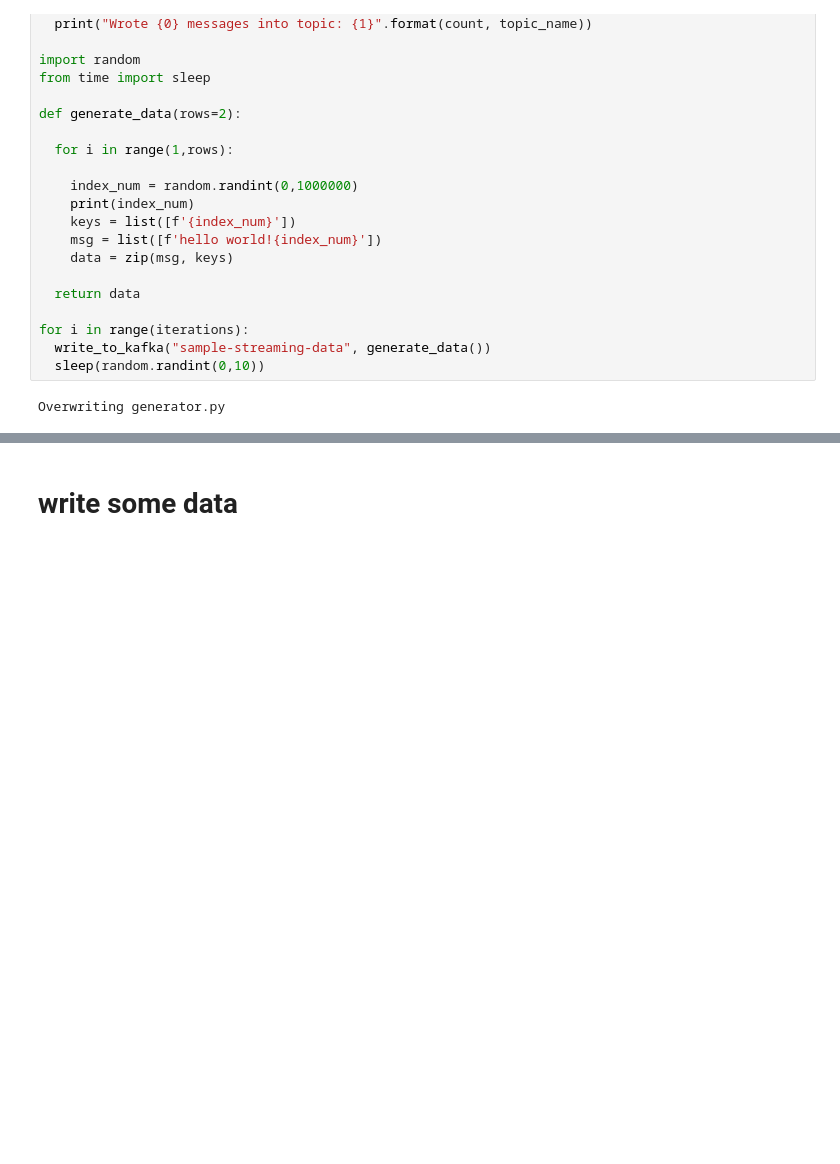
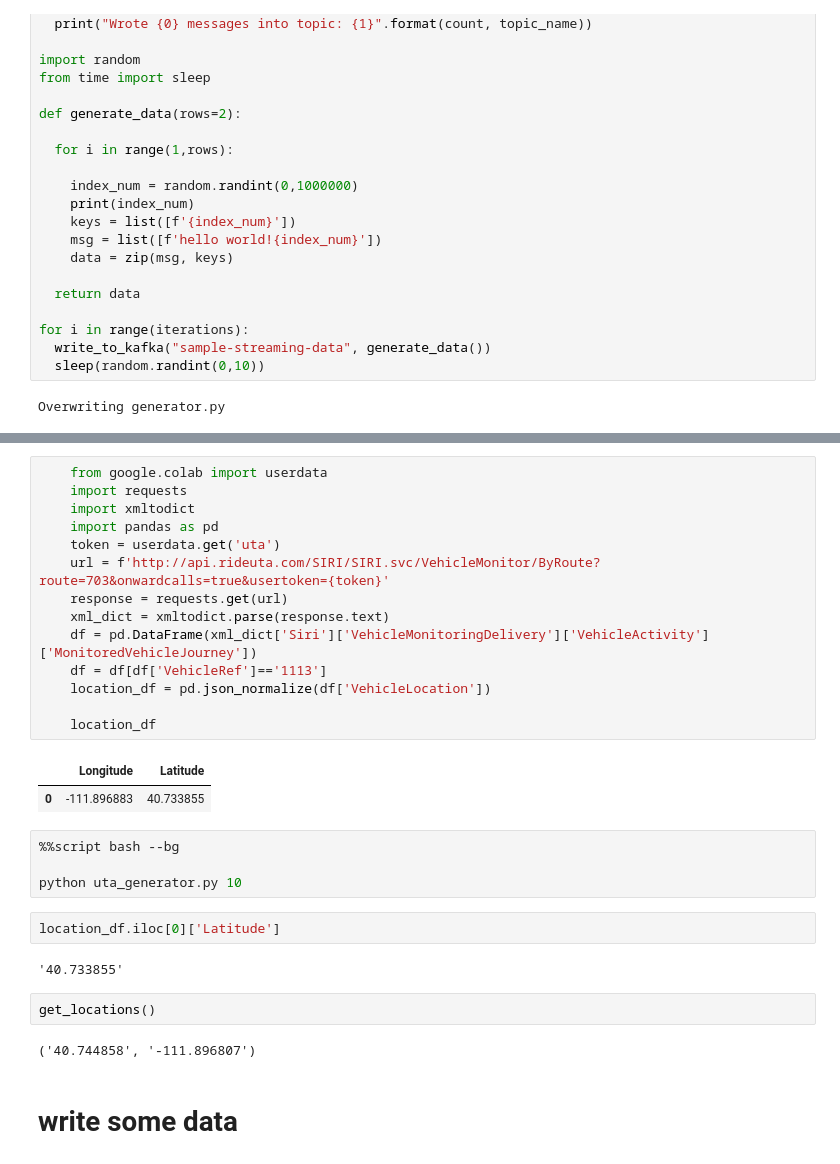
Before and after one commit to matthewpecsok/data_engineering, a Jupyter notebook: tutorials/de_streaming_kafka_tutorial.ipynb, the cells around one changed output, grey strips where cells are left out. Saved outputs shown, nothing was run; the diff lists cells and outputs as text; blank space fills up the shorter version.

```diff
--- a/tutorials/de_streaming_kafka_tutorial.ipynb
+++ b/tutorials/de_streaming_kafka_tutorial.ipynb
@@ -153,3 +193,32 @@ for i in range(iterations):
+# %%
+    from google.colab import userdata
+    import requests
+    import xmltodict
+    import pandas as pd
+    token = userdata.get('uta')
+    url = f'http://api.rideuta.com/SIRI/SIRI.svc/VehicleMonitor/ByRoute?route=703&onwardcalls=true&usertoken={token}'
+    response = requests.get(url)
+    xml_dict = xmltodict.parse(response.text)
+    df = pd.DataFrame(xml_dict['Siri']['VehicleMonitoringDelivery']['VehicleActivity']['MonitoredVehicleJourney'])
+    df = df[df['VehicleRef']=='1113']
+    location_df = pd.json_normalize(df['VehicleLocation'])
+
+    location_df
+# %% [output]
+|  | Longitude | Latitude |
+| 0 | -111.896883 | 40.733855 |
+# %%
+%%script bash --bg
+
+python uta_generator.py 10
+# %%
+location_df.iloc[0]['Latitude']
+# %% [output]
+'40.733855'
+# %%
+get_locations()
+# %% [output]
+('40.744858', '-111.896807')
 # %% [markdown]
 # write some data
 # %%
```
Also changed, not shown: parts of 5 cells of this notebook.
